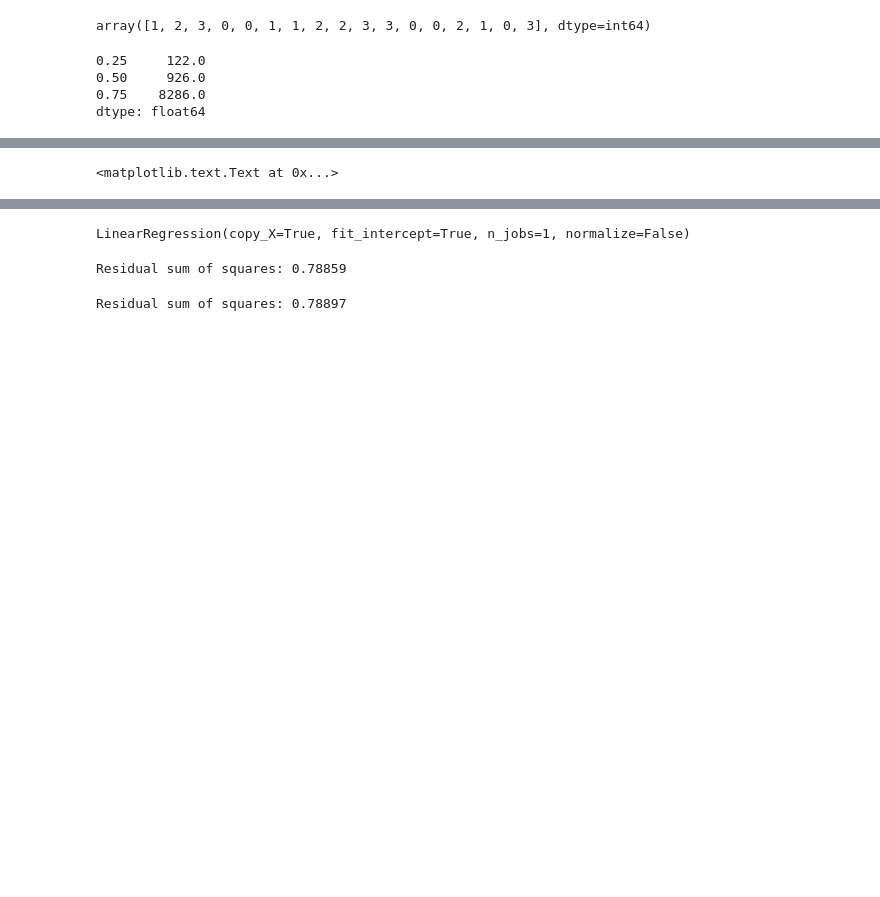
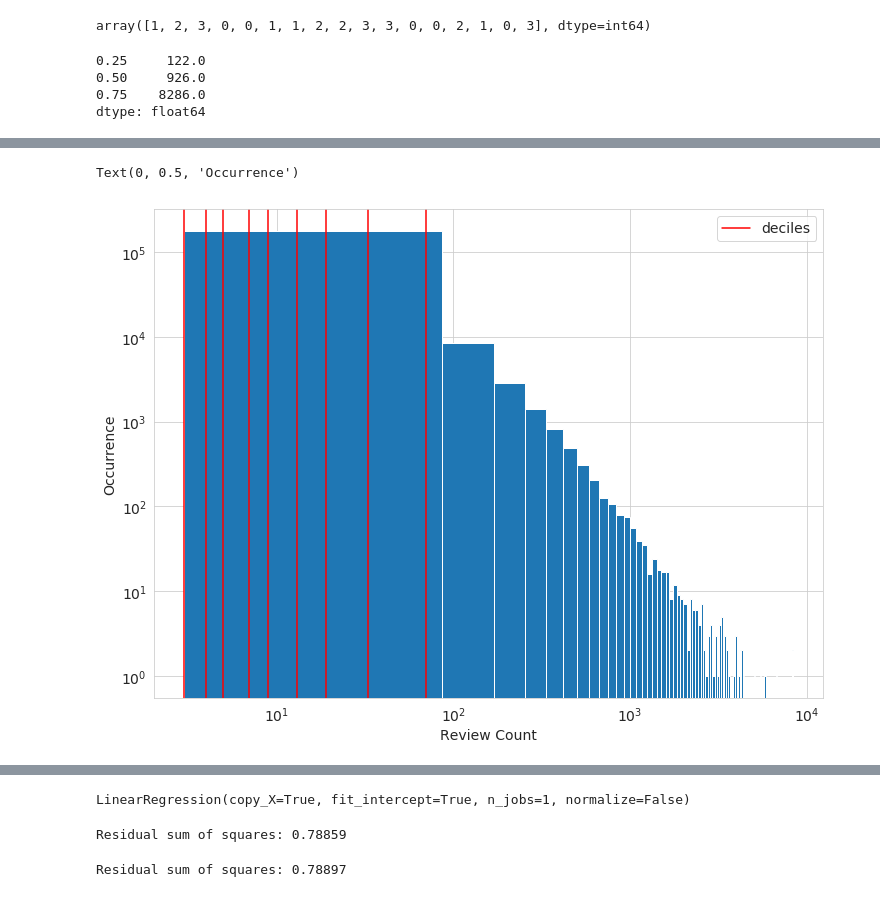
Before and after one commit to LearningChanging/feature-engineering-book, a Jupyter notebook: 02.03-06_Counts.ipynb, the cells around one changed output, grey strips where cells are left out. Saved outputs shown, nothing was run; the diff lists cells and outputs as text; code cells hidden in the pictures; blank space fills up the shorter version.

```diff
--- a/02.03-06_Counts.ipynb
+++ b/02.03-06_Counts.ipynb
@@ -77,7 +92,7 @@ deciles
 Name: review_count, dtype: float64
 # %%
 sns.set_style('whitegrid')
-fig, ax = plt.subplots()
+fig, ax = plt.subplots(figsize=(12, 9))
 biz_df['review_count'].hist(ax=ax, bins=100)
 for pos in deciles:
     handle = plt.axvline(pos, color='r')
@@ -93,4 +106,5 @@ ax.set_ylabel('Occurrence', fontsize=14)
-<matplotlib.text.Text at 0x...>
+Text(0, 0.5, 'Occurrence')
+[figure, added]
 # %%
 import numpy as np
 # %%
```
Also changed, not shown: parts of 9 cells of this notebook.
